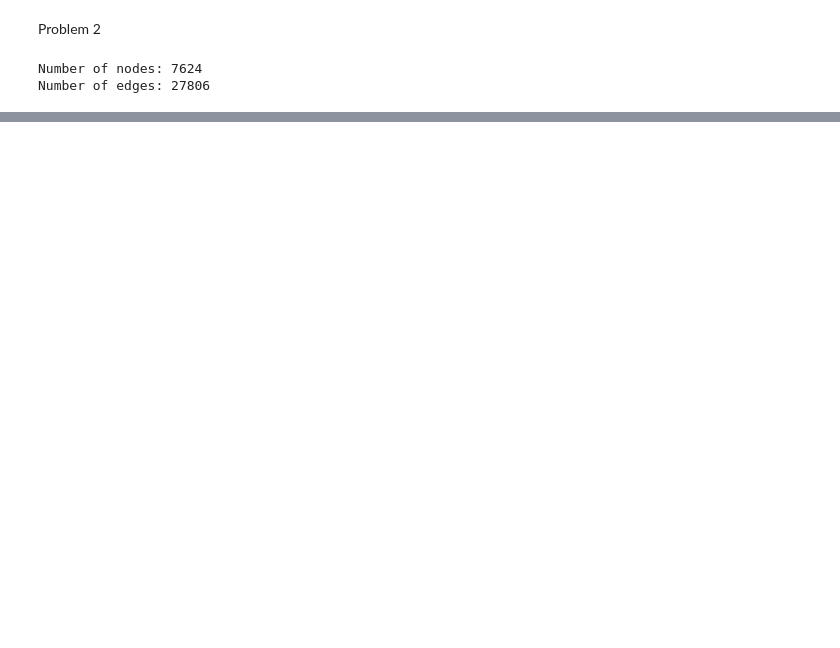
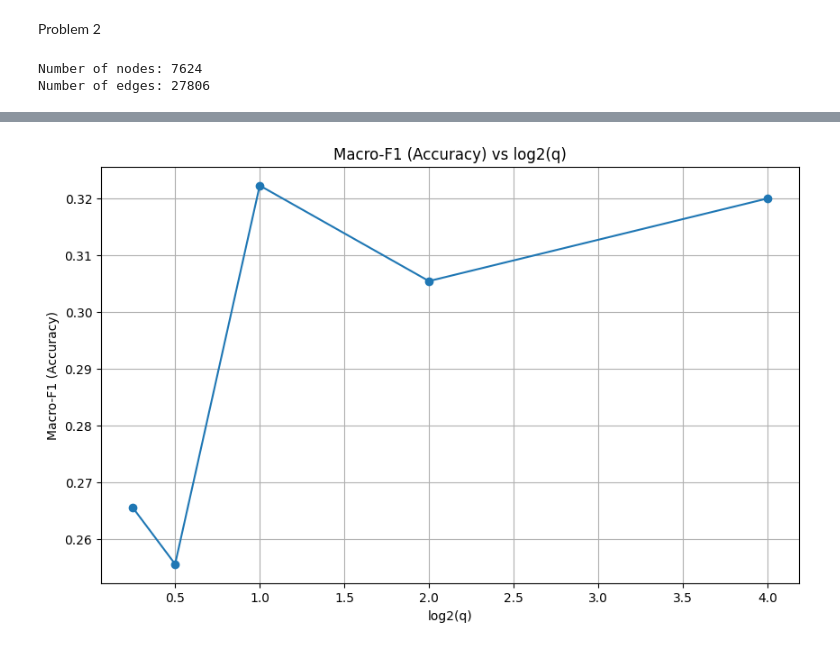
Before and after one commit to ThomasScottWhite/SNAHW3, a Jupyter notebook: hw3.ipynb, the cells around one changed output, grey strips where cells are left out. Cells and saved outputs as stored; diff of their text form; code cells hidden in the pictures; blank space fills up the shorter version.

```diff
--- a/hw3.ipynb
+++ b/hw3.ipynb
@@ -360,0 +197,9 @@ plot_metric_vs_parameter(macro_f1_scores, p_values, 'log2(p)', log_scale=True)
+# %%
+
+cites_file = "./cora.cites"
+G = nx.read_edgelist(cites_file, create_using=nx.DiGraph(), nodetype=int)
+
+content_file = "./cora.content"
+content = pd.read_csv(content_file, sep='\t', header=None)
+content.columns = ['node'] + [f'feat_{i}' for i in range(content.shape[1] - 2)] + ['label']
+node_labels = content[['node', 'label']].set_index('node').to_dict()['label']
@@ -360,0 +254,11 @@ plot_metric_vs_parameter(macro_f1_scores, p_values, 'log2(p)', log_scale=True)
+# %%
+q_values = [0.25, 0.5, 1, 2, 4]
+macro_f1_scores = []
+
+for q in q_values:
+    marco_f1, accuracy = node2vec_logregression(G, q=q)
+    macro_f1_scores.append(marco_f1)
+
+plot_metric_vs_parameter(macro_f1_scores, q_values, 'log2(q)')
+# %% [output]
+[figure, added]
```
Also changed, not shown: parts of 25 cells of this notebook, 2 other files.
